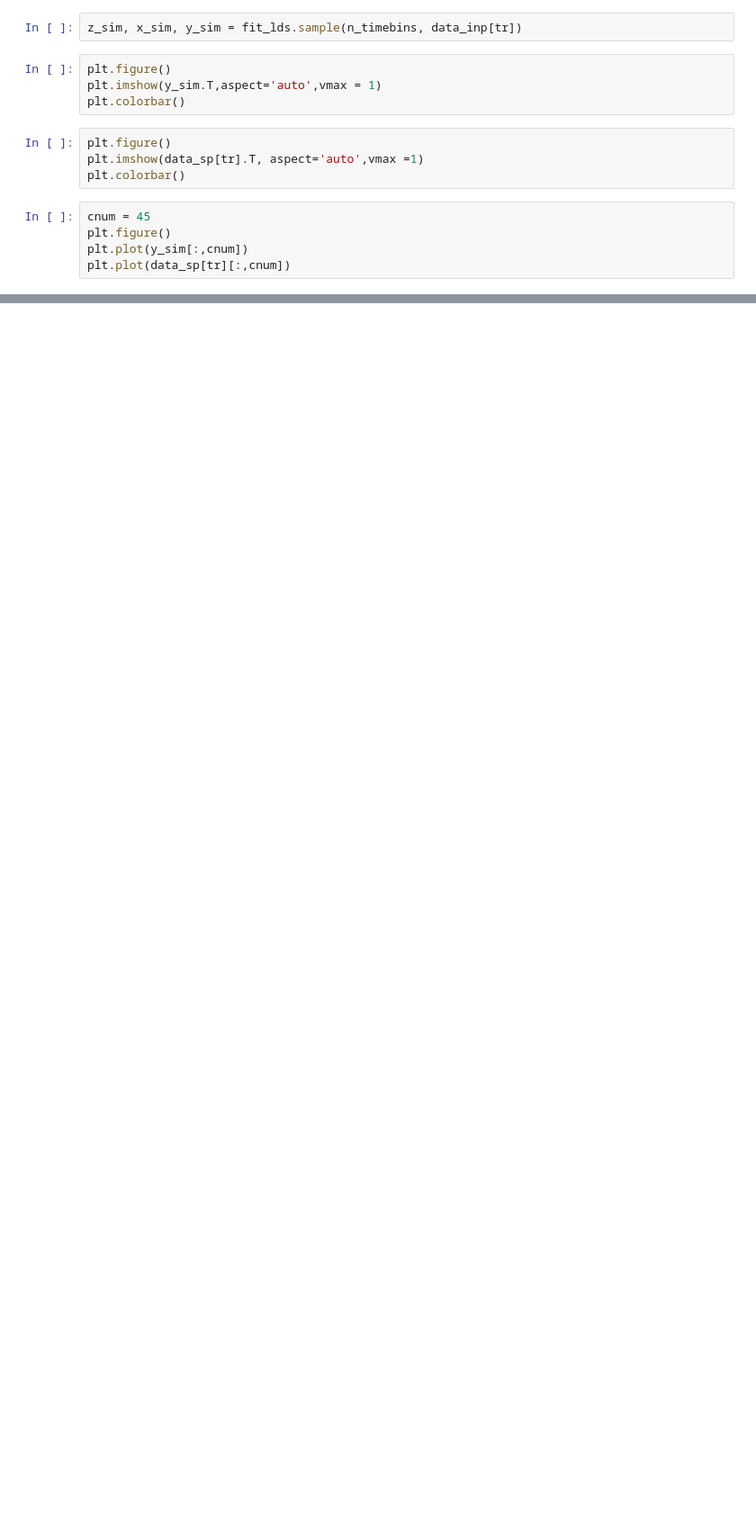
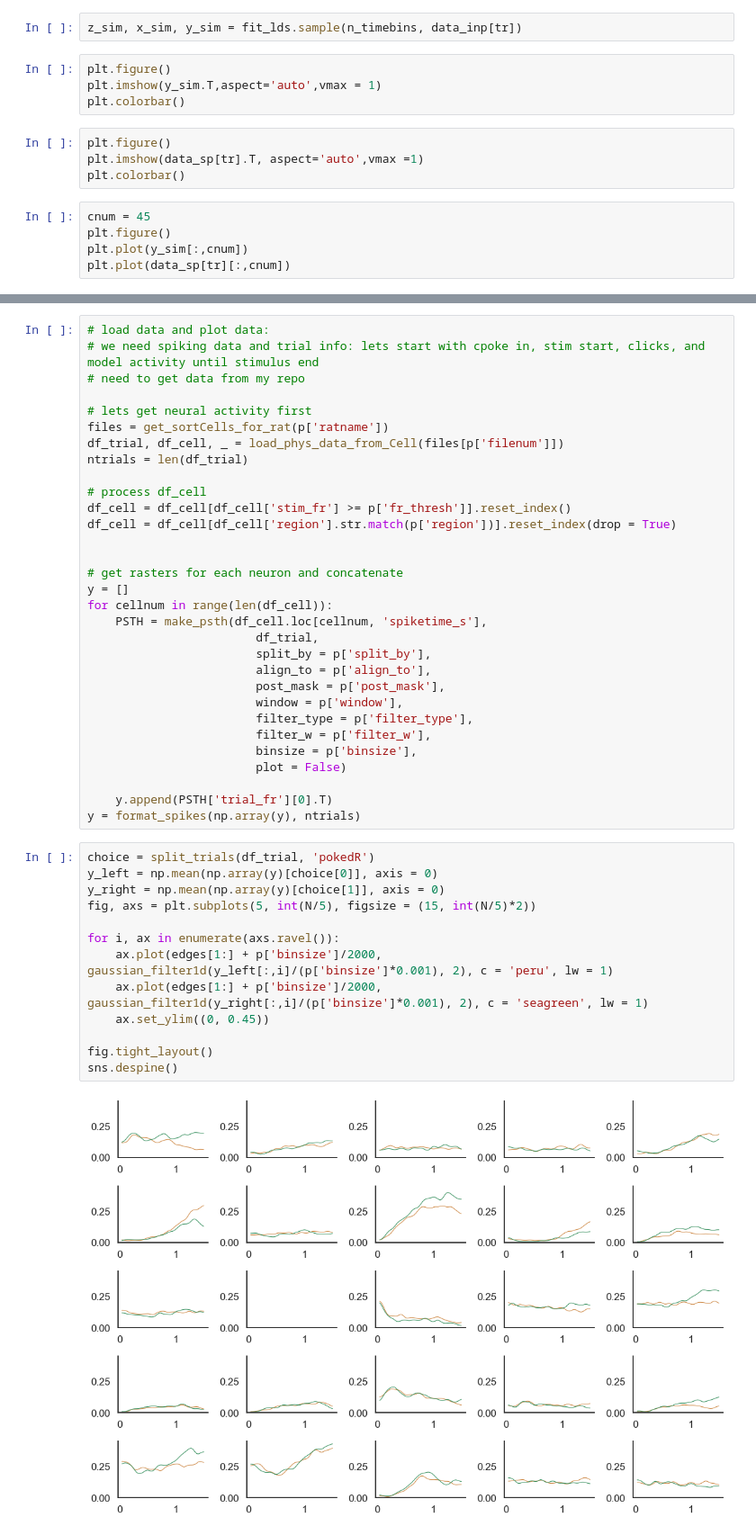
Before and after one commit to dikshagup/ssm, a Jupyter notebook: notebooks/ssm_scratchpad.ipynb, the cells around one changed output, grey strips where cells are left out. Shown at 90% size. Drawn from its saved outputs; the diff is of its cells as text; blank space fills up the shorter version.

```diff
--- a/notebooks/ssm_scratchpad.ipynb
+++ b/notebooks/ssm_scratchpad.ipynb
@@ -139,0 +196,46 @@ plt.plot(data_sp[tr][:,cnum])
+# %%
+# load data and plot data:
+# we need spiking data and trial info: lets start with cpoke in, stim start, clicks, and model activity until stimulus end
+# need to get data from my repo
+
+# lets get neural activity first
+files = get_sortCells_for_rat(p['ratname'])
+df_trial, df_cell, _ = load_phys_data_from_Cell(files[p['filenum']])
+ntrials = len(df_trial)
+
+# process df_cell
+df_cell = df_cell[df_cell['stim_fr'] >= p['fr_thresh']].reset_index()
+df_cell = df_cell[df_cell['region'].str.match(p['region'])].reset_index(drop = True)
+
+
+# get rasters for each neuron and concatenate
+y = []
+for cellnum in range(len(df_cell)):
+    PSTH = make_psth(df_cell.loc[cellnum, 'spiketime_s'],
+                        df_trial,
+                        split_by = p['split_by'],
+                        align_to = p['align_to'],
+                        post_mask = p['post_mask'],
+                        window = p['window'],
+                        filter_type = p['filter_type'],
+                        filter_w = p['filter_w'],
+                        binsize = p['binsize'],
+                        plot = False)
+
+    y.append(PSTH['trial_fr'][0].T)
+y = format_spikes(np.array(y), ntrials)
+# %%
+choice = split_trials(df_trial, 'pokedR')
+y_left = np.mean(np.array(y)[choice[0]], axis = 0)
+y_right = np.mean(np.array(y)[choice[1]], axis = 0)
+fig, axs = plt.subplots(5, int(N/5), figsize = (15, int(N/5)*2))
+
+for i, ax in enumerate(axs.ravel()):
+    ax.plot(edges[1:] + p['binsize']/2000, gaussian_filter1d(y_left[:,i]/(p['binsize']*0.001), 2), c = 'peru', lw = 1)
+    ax.plot(edges[1:] + p['binsize']/2000, gaussian_filter1d(y_right[:,i]/(p['binsize']*0.001), 2), c = 'seagreen', lw = 1)
+    ax.set_ylim((0, 0.45))
+
+fig.tight_layout()
+sns.despine()
+# %% [output]
+[figure, added]
```
Also changed, not shown: parts of 20 cells of this notebook, 4 other files.
